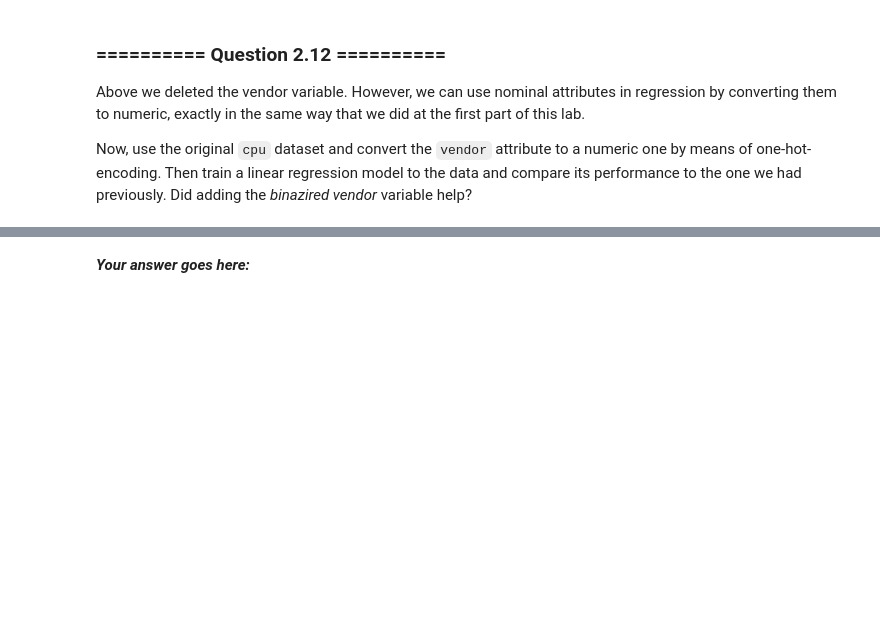
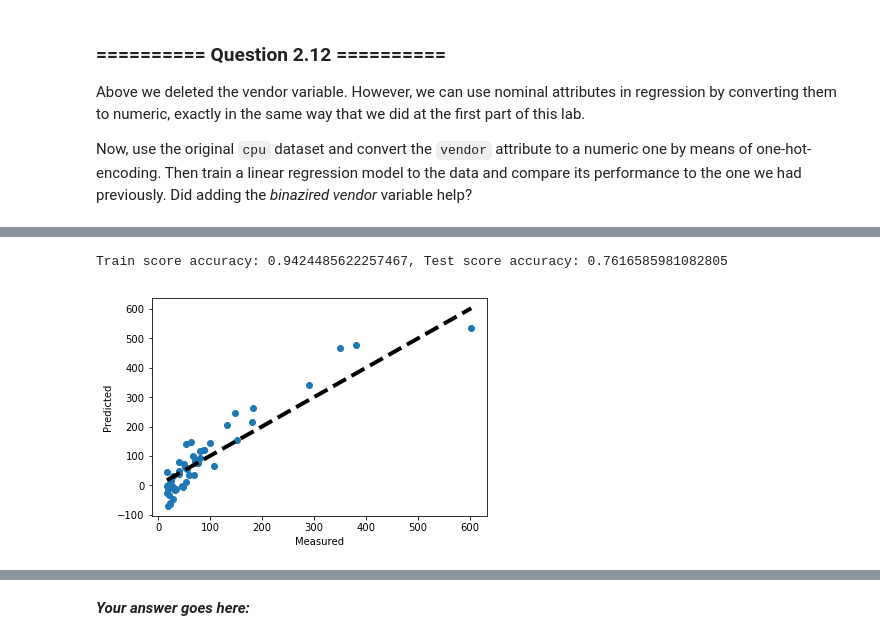
Before and after one commit to ZornitsaAsanska/iaml-labs, a Jupyter notebook: Labs/02 - Decision Trees and Linear Regression.ipynb, the cells around one changed output, grey strips where cells are left out. Drawn from its saved outputs; the diff is of its cells as text; code cells hidden in the pictures; blank space fills up the shorter version.

```diff
--- a/Labs/02 - Decision Trees and Linear Regression.ipynb
+++ b/Labs/02 - Decision Trees and Linear Regression.ipynb
@@ -819,0 +819,12 @@ Now, use the original `cpu` dataset and convert the `vendor` attribute to a nume
+# %%
+# Your Code goes here:
+
+#One-hot encoding of vendor attribute
+cpu_encoded = cpu.copy(deep=True)
+cpu_encoded["vendor"] = cpu_encoded["vendor"].astype("category")
+cpu_encoded = pd.get_dummies(cpu_encoded)
+
+X = cpu_encoded.drop('ERP', axis = 1)
+y = cpu_encoded['ERP'].values
+X_train, X_test, y_train, y_test = train_test_split(X, y, train_size = 0.75, test_size=0.25, random_state=0)
+cpu_encoded.head()
@@ -819,0 +839,17 @@ Now, use the original `cpu` dataset and convert the `vendor` attribute to a nume
+# %%
+# Fit a new LR model
+lr_cpu_encoded = LinearRegression()
+lr_cpu_encoded.fit(X_train, y_train)
+
+# Get train and test accuracy score
+lr_cpu_encoded_train_score = lr_cpu_encoded.score(X_train, y_train)
+lr_cpu_encoded_test_score = lr_cpu_encoded.score(X_test, y_test)
+print(f"Train score accuracy: {lr_cpu_encoded_train_score}, Test score accuracy: {lr_cpu_encoded_test_score}")
+
+# Predict test output
+lr_encoded_test_predicted = lr_cpu_encoded.predict(X_test)
+
+fit_scatter(y_test, lr_encoded_test_predicted)
+# %% [output]
+Train score accuracy: 0.9424485622257467, Test score accuracy: 0.7616585981082805
+[figure, added]
```
Also changed, not shown: parts of 9 cells of this notebook.
